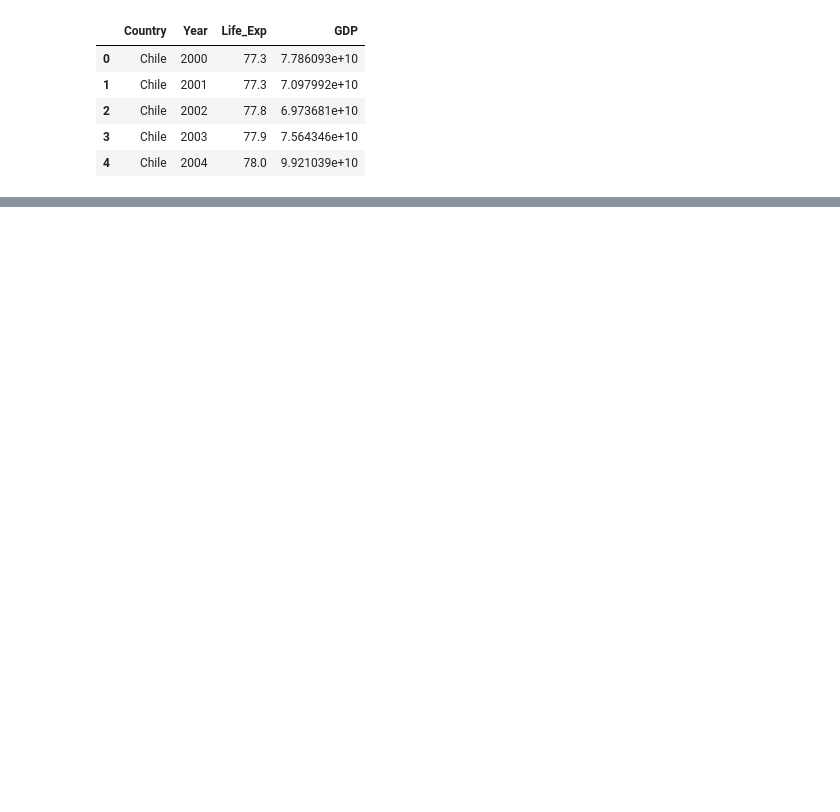
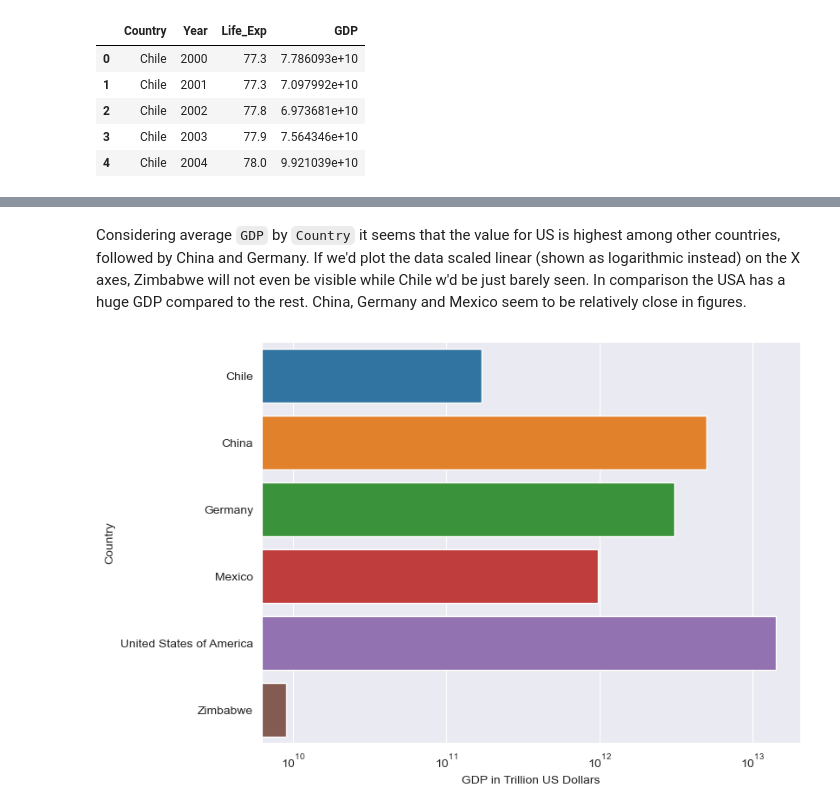
Before and after one commit to dorinMaraku/Life-Expectancy-and-GDP-Starter, a Jupyter notebook: life_expectancy_gdp.ipynb, the cells around one changed output, grey strips where cells are left out. Cells and saved outputs as stored; diff of their text form; code cells hidden in the pictures; blank space fills up the shorter version.

```diff
--- a/life_expectancy_gdp.ipynb
+++ b/life_expectancy_gdp.ipynb
@@ -169,0 +140,11 @@ sns.histplot(data = df, x='Year', y='GDP_Fluct', hue='Country');
+# %% [markdown]
+Considering average `GDP` by `Country` it seems that the value for US is highest among other countries, followed by China and Germany. If we'd plot the data scaled linear (shown as logarithmic instead) on the X axes, Zimbabwe will not even be visible while Chile w'd be just barely seen. In comparison the USA has a huge GDP compared to the rest. China, Germany and Mexico seem to be relatively close in figures.
+# %%
+plt.figure(figsize=(8,6))
+sns.barplot(data=dfMean, x='GDP', y='Country')
+plt.xlabel('GDP in Trillion US Dollars')
+plt.xscale('log') #'linear', 'log',
+plt.show()
+plt.close()
+# %% [output]
+[figure, added]
```
Also changed, not shown: parts of 64 cells of this notebook.
